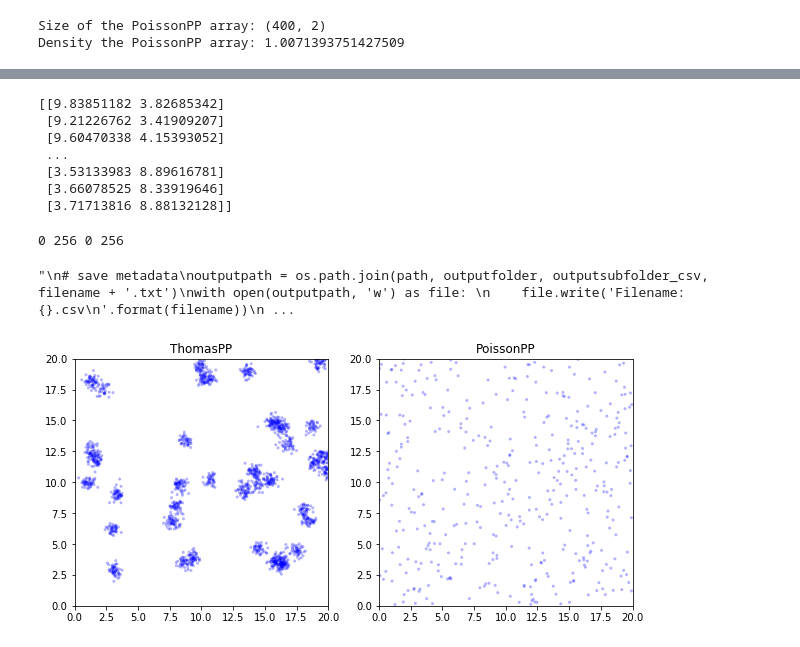
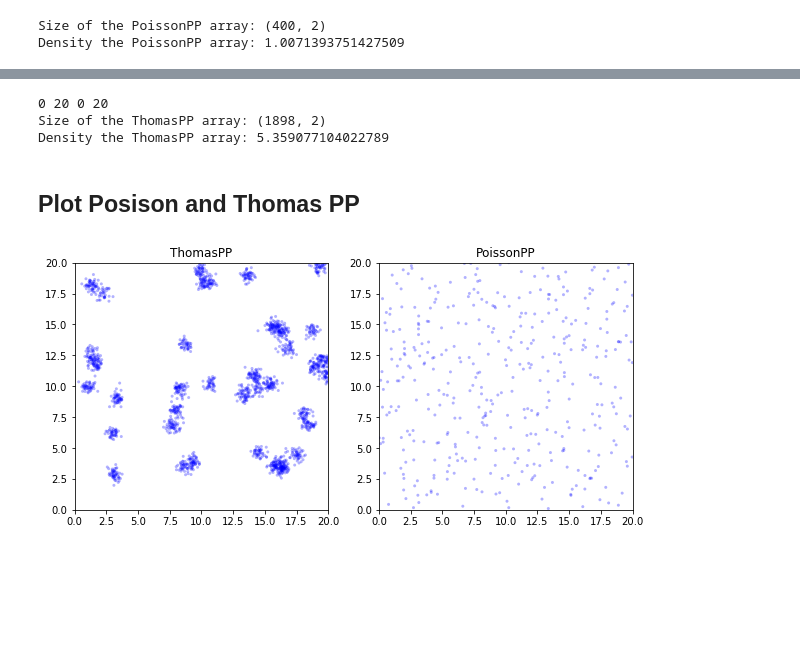
Before and after one commit to eufmike/Ripleys_K_function_demo, a Jupyter notebook: Ktest_demo_01_simulator.ipynb, the cells around one changed output, grey strips where cells are left out. Saved outputs shown, nothing was run; the diff lists cells and outputs as text; code cells hidden in the pictures; blank space fills up the shorter version.

```diff
--- a/Ktest_demo_01_simulator.ipynb
+++ b/Ktest_demo_01_simulator.ipynb
@@ -4,4 +7,5 @@ Before we demonstrate Ripley's K function ($K(t)$, $L(t)$, and $H(t)$), we have
 # %%
+# denpendency
 import os, sys
 import scipy.stats
 import pandas as pd
@@ -9,14 +13,23 @@ import numpy as np
 import matplotlib.pyplot as plt
 import matplotlib.style
 import matplotlib as mpl
-mpl.style.use('default')
 import spatialstat.ppsim as ppsim
-
-path = '/Users/michaelshih/Documents/code/personal_project/Ripleys_K_function_test/'
-os.chdir(path)
-outputfolder = 'output'
-outputsubfolder_csv = 'csv'
-outputsubfolder_figure = 'figure'
-
 %load_ext autoreload
 %autoreload 2
+# %%
+# define IO dir
+path = '.'
+opdir = os.path.join(path, 'output')
+opdir_csv = os.path.join(opdir, 'csv')
+opdir_fig = os.path.join(opdir, 'figure')
+
+if not os.path.exists(opdir):
+    os.makedirs(opdir)
+if not os.path.exists(opdir_csv):
+    os.makedirs(opdir_csv)
+if not os.path.exists(opdir_fig):
+    os.makedirs(opdir_fig)
+
+print(opdir)
+print(opdir_csv)
+print(opdir_fig)
@@ -62,5 +87,5 @@ print(P_parent.shape)
 # %%
-# creating children points
+# create children points
 sigma = 0.3
 mu = 50
 P_children, P_parent = ppsim.ThomasPP(rt = rate,
@@ -71,59 +96,51 @@ xmax = Dx
 ymin = 0
 ymax = Dx
 
-print(P_children)
+# crop data and calculate density
+P_ThomasPP = ppsim.xyroi(P_children, xmin, xmax, ymin, ymax)
+P_ThomasPP_density = ppsim.xydensity(P_ThomasPP)
+
+# save to csv
+filename = 'P_ThomasPP_20'
+outputpath = os.path.join(opdir_csv, filename + '.csv')
+df = pd.DataFrame(P_ThomasPP, columns = ['x', 'y'])
+df.to_csv(outputpath, index = False)
+
+print("Size of the ThomasPP array: {}".format(P_ThomasPP.shape))
+print("Density the ThomasPP array: {}".format(P_ThomasPP_density[0]))
 # %% [output]
-[[9.83851182 3.82685342]
- [9.21226762 3.41909207]
- [9.60470338 4.15393052]
- ...
- [3.53133983 8.89616781]
- [3.66078525 8.33919646]
- [3.71713816 8.88132128]]
+0 20 0 20
+Size of the ThomasPP array: (1898, 2)
+Density the ThomasPP array: 5.359077104022789
-# %%
-# crop data and calculate density
-P_ThomasPP = ppsim.xyroi(P_children, xmin, xmax, ymin, ymax)
-P_ThomasPP_density = ppsim.xydensity(P_ThomasPP)
-
-# print(P_ThomasPP.shape[0])
-# print(P_ThomasPP_density)
-
-# save to csv
-filename = 'P_ThomasPP_20'
-outputpath = os.path.join(path, outputfolder, outputsubfolder_csv, filename + '.csv')
-df = pd.DataFrame(P_ThomasPP, columns = ['x', 'y'])
-df.to_csv(outputpath, index = False)
-# %% [output]
-0 256 0 256
-"\n# save metadata\noutputpath = os.path.join(path, outputfolder, outputsubfolder_csv, filename + '.txt')\nwith open(outputpath, 'w') as file: \n    file.write('Filename: {}.csv\n'.format(filename))\n ...
+# %% [markdown]
+## Plot Posison and Thomas PP
 # %%
-# Part 2: Ploting ------------------------------------------------------------
 # set figure size
 plt.figure(figsize= (10, 10))
 plotsize_x = 20.0
 plotsize_y = 20.0
 
 # subplot 1
 plot_1 = plt.subplot(221)
 plot_1.scatter(P_children[:, 0], P_children[:, 1],
                 color = 'b', edgecolors = 'none', marker = '.', alpha =0.3)
 plot_1.set_title('ThomasPP')
 plot_1.set_xlim([0,20])
 plot_1.set_ylim([0,20])
 
 # subplot 2
 plot_2 = plt.subplot(222)
 plot_2.scatter(P_PoissonPP[:, 0], P_PoissonPP[:, 1],
                 color = 'b', edgecolors = 'none', marker = '.', alpha =0.3)
 plot_2.set_title('PoissonPP')
 plot_2.set_xlim([0,20])
 plot_2.set_ylim([0,20])
 
 # save figure
 filename = 'Point_Process_20'
-outputpath = os.path.join(path, outputfolder, outputsubfolder_figure, filename + '.png')
+outputpath = os.path.join(opdir_fig, filename + '.png')
 plt.savefig(outputpath)
 
 plt.show()
 # %% [output]
-[figure, old version]
+[figure, new version]
```
Also changed, not shown: parts of 7 cells of this notebook, 13 other files.
